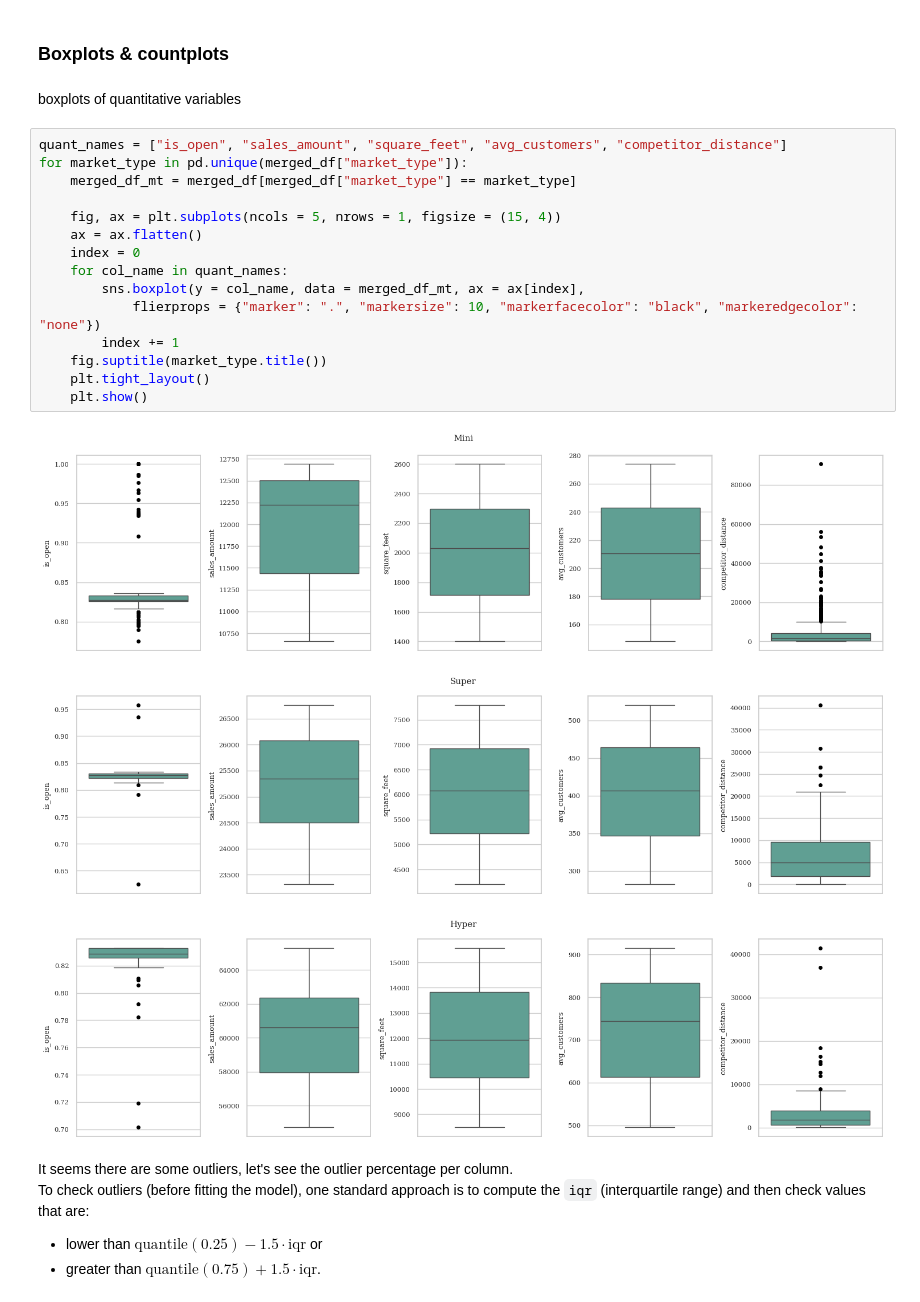
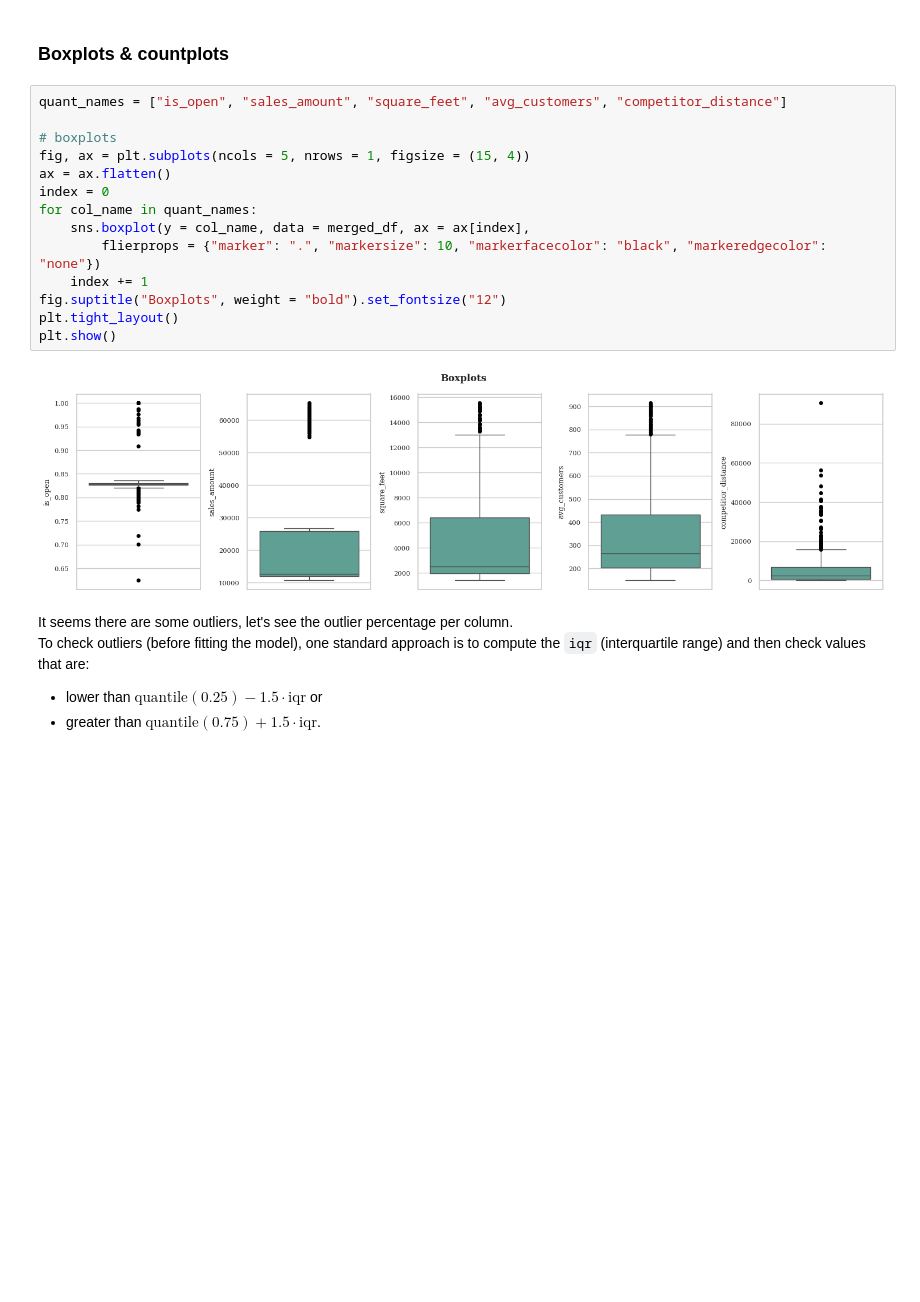
Before and after one commit to caporali/statistical_machine_learning_project, a Jupyter notebook: project_sml.ipynb, the cells around one changed output. Drawn from its saved outputs; the diff is of its cells as text; blank space fills up the shorter version.

```diff
--- a/project_sml.ipynb
+++ b/project_sml.ipynb
@@ -533,27 +535,22 @@ display(merged_df)
 ## Data visualization & categorical variables encoding
 # %% [markdown]
 ### Boxplots & countplots
-# %% [markdown]
-boxplots of quantitative variables
 # %%
 quant_names = ["is_open", "sales_amount", "square_feet", "avg_customers", "competitor_distance"]
-for market_type in pd.unique(merged_df["market_type"]):
-	merged_df_mt = merged_df[merged_df["market_type"] == market_type]
 
-	fig, ax = plt.subplots(ncols = 5, nrows = 1, figsize = (15, 4))
-	ax = ax.flatten()
-	index = 0
-	for col_name in quant_names:
-		sns.boxplot(y = col_name, data = merged_df_mt, ax = ax[index],
-			flierprops = {"marker": ".", "markersize": 10, "markerfacecolor": "black", "markeredgecolor": "none"})
-		index += 1
-	fig.suptitle(market_type.title())
-	plt.tight_layout()
-	plt.show()
+# boxplots
+fig, ax = plt.subplots(ncols = 5, nrows = 1, figsize = (15, 4))
+ax = ax.flatten()
+index = 0
+for col_name in quant_names:
+	sns.boxplot(y = col_name, data = merged_df, ax = ax[index],
+		flierprops = {"marker": ".", "markersize": 10, "markerfacecolor": "black", "markeredgecolor": "none"})
+	index += 1
+fig.suptitle("Boxplots", weight = "bold").set_fontsize("12")
+plt.tight_layout()
+plt.show()
 # %% [output]
-[figure, old version]
+[figure, new version]
-[figure, removed]
-[figure, removed]
 # %% [markdown]
 It seems there are some outliers, let's see the outlier percentage per column. <br>
 To check outliers (before fitting the model), one standard approach is to compute the `iqr` (interquartile range) and then check values that are:
```
Also changed, not shown: parts of 6 cells of this notebook, 1 other file.
